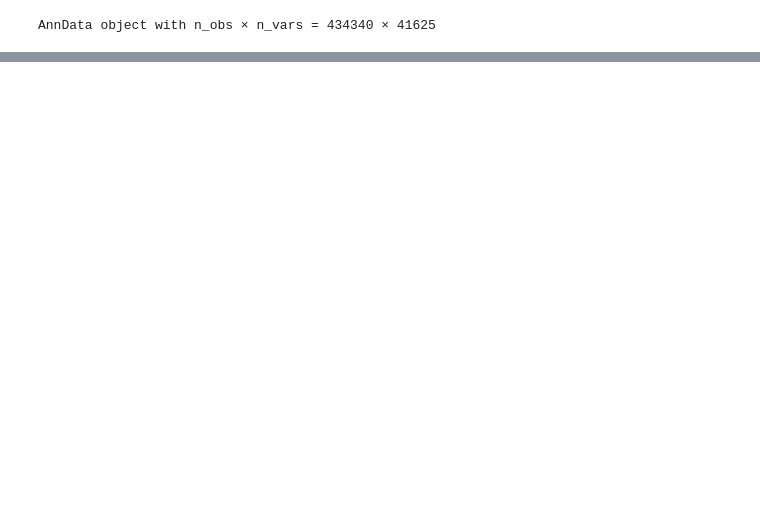
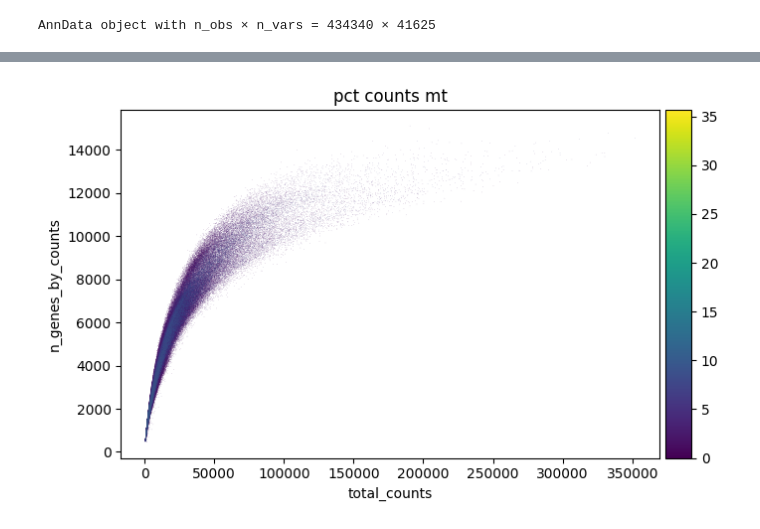
Before and after one commit to sean-otoole/HODD, a Jupyter notebook: parkinsons_project.ipynb, the cells around one changed output, grey strips where cells are left out. Cells and saved outputs as stored; diff of their text form; code cells hidden in the pictures; blank space fills up the shorter version.

```diff
--- a/parkinsons_project.ipynb
+++ b/parkinsons_project.ipynb
@@ -63,0 +129,4 @@ adata.write('/content/drive/MyDrive/HODD/kamath_adata_file.h5ad')
+# %%
+sc.pl.scatter(adata, "total_counts", "n_genes_by_counts", color="pct_counts_mt")
+# %% [output]
+[figure, added]
```
Also changed, not shown: parts of 19 cells of this notebook.
